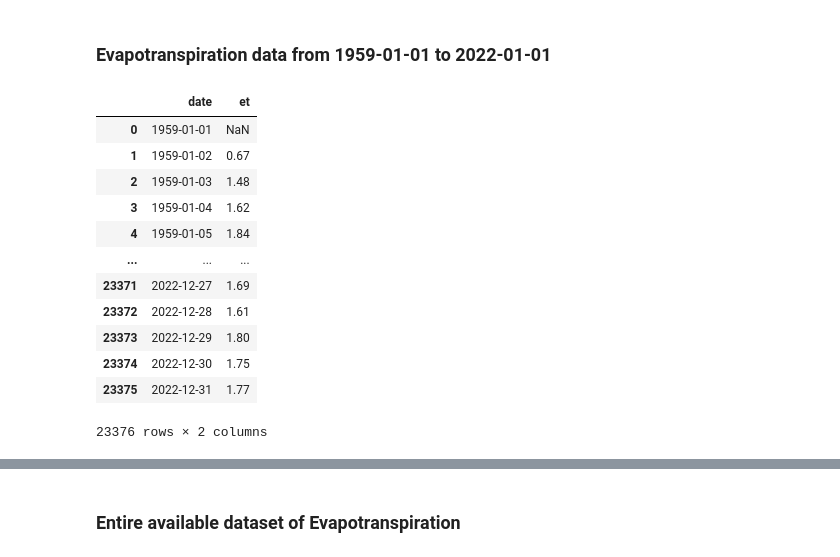
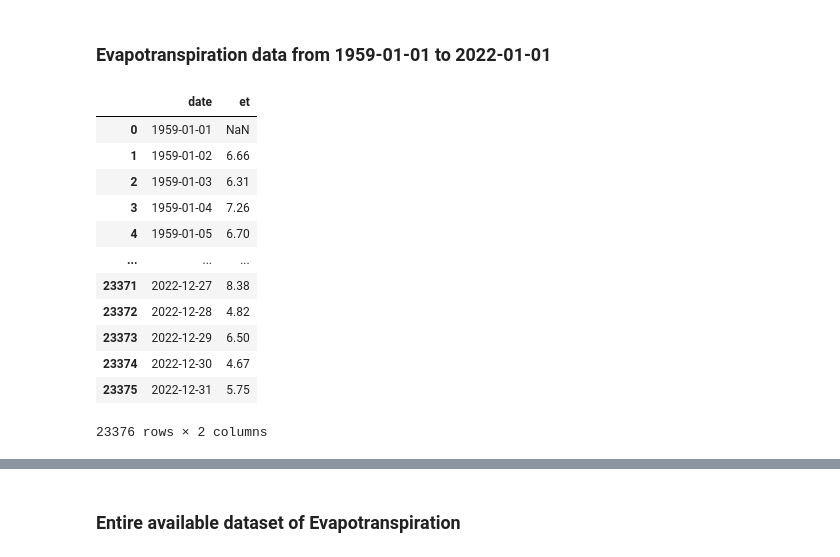
Before and after one commit to TomasMiskov/Smart-Irrigation-Thesis-CodeBase, a Jupyter notebook: Reference_Evapotranspiration_Forecasting.ipynb, the cells around one changed output, grey strips where cells are left out. Saved outputs shown, nothing was run; the diff lists cells and outputs as text; code cells hidden in the pictures.

```diff
--- a/Reference_Evapotranspiration_Forecasting.ipynb
+++ b/Reference_Evapotranspiration_Forecasting.ipynb
@@ -12,8 +12,12 @@ from datetime import datetime
 ### Evapotranspiration data from 1959-01-01 to 2022-01-01
 # %%
 # Mango farm in Spain (Finca Los Pepenos)
-lat = 36.80
-long = -4.19
+# lat = 36.80
+# long = -4.19
+
+# Shepparton, Australia
+lat = -36.38
+long = 145.41
 
 # Daily weather parameters
 daily_params = ["et0_fao_evapotranspiration"]
@@ -21,43 +25,43 @@ daily_params = ["et0_fao_evapotranspiration"]
 # Timezone
 timezone = "auto"
 
 # Forecast period
 start_date = "1959-01-01"
 end_date = "2022-12-31"
 
 # All params
 params = {"latitude": lat, "longitude": long,
           "daily": daily_params, "timezone": timezone,
           "start_date": start_date, "end_date": end_date}
 
 # Default API url
 api_url = "https://archive-api.open-meteo.com/v1/archive"
 
 # API call
 response = requests.get(api_url, params = params)
 
 # Load the Data
 data_units = response.json()["daily_units"]
 data = pd.DataFrame(response.json()["daily"])
 data.columns = ["date", "et"]
 
 # Save .csv
 data.to_csv("et.csv", index = False)
 
 data
 # %% [output]
 |  | date | et |
 | 0 | 1959-01-01 | NaN |
-| 1 | 1959-01-02 | 0.67 |
-| 2 | 1959-01-03 | 1.48 |
-| 3 | 1959-01-04 | 1.62 |
-| 4 | 1959-01-05 | 1.84 |
+| 1 | 1959-01-02 | 6.66 |
+| 2 | 1959-01-03 | 6.31 |
+| 3 | 1959-01-04 | 7.26 |
+| 4 | 1959-01-05 | 6.70 |
 | ... | ... | ... |
-| 23371 | 2022-12-27 | 1.69 |
-| 23372 | 2022-12-28 | 1.61 |
-| 23373 | 2022-12-29 | 1.80 |
-| 23374 | 2022-12-30 | 1.75 |
-| 23375 | 2022-12-31 | 1.77 |
+| 23371 | 2022-12-27 | 8.38 |
+| 23372 | 2022-12-28 | 4.82 |
+| 23373 | 2022-12-29 | 6.50 |
+| 23374 | 2022-12-30 | 4.67 |
+| 23375 | 2022-12-31 | 5.75 |
 23376 rows × 2 columns
 # %%
 # Extract data for 2021, 2022
```
Also changed, not shown: parts of 7 cells of this notebook, 3 other files.
